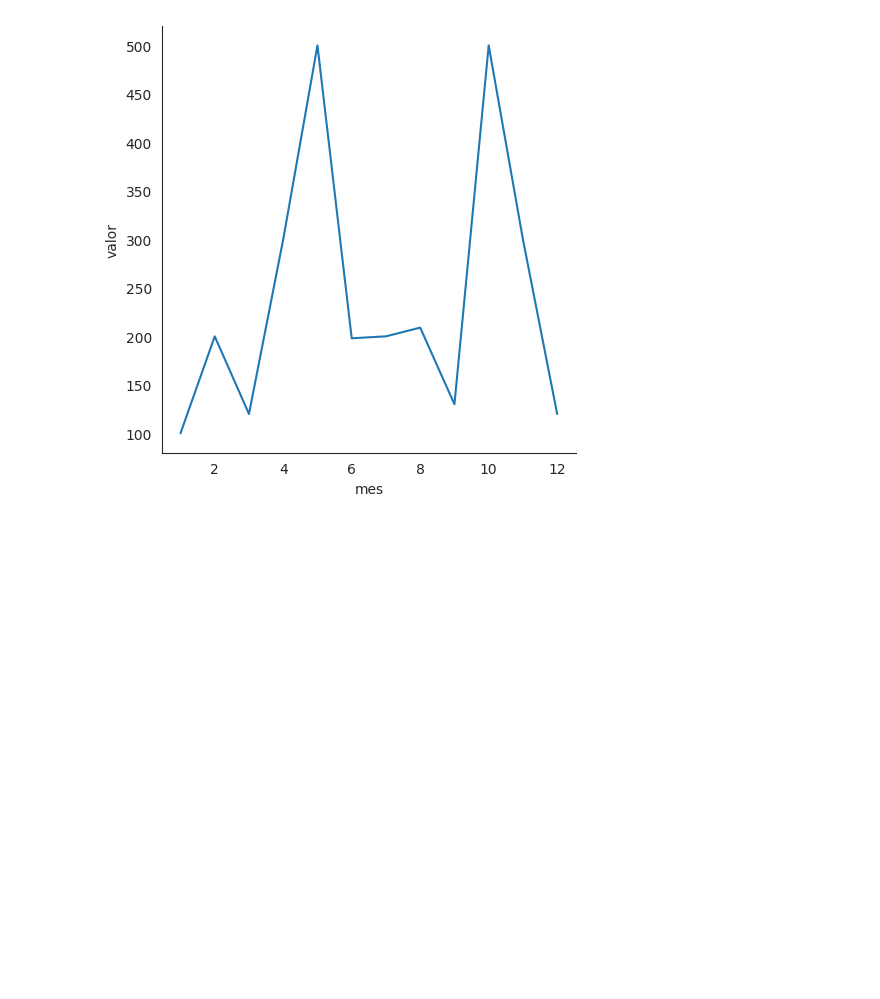
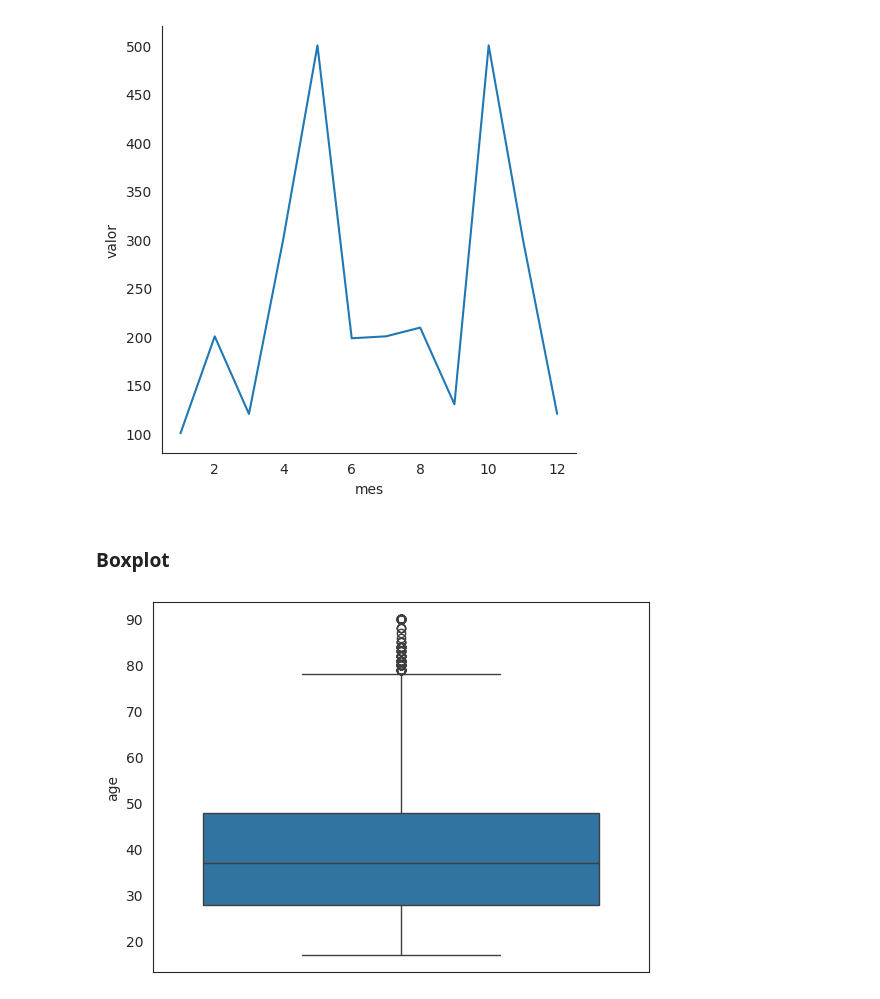
Before and after one commit to HammadN98/Curso_Estatistica, a Jupyter notebook: S10Graficos.ipynb, the cells around one changed output. Saved outputs shown, nothing was run; the diff lists cells and outputs as text; code cells hidden in the pictures; blank space fills up the shorter version.

```diff
--- a/S10Graficos.ipynb
+++ b/S10Graficos.ipynb
@@ -85,3 +85,9 @@ sns.relplot(x='mes', y='valor', kind='line', data=vendas_df)
 # %% [output]
 <seaborn.axisgrid.FacetGrid at 0x...>
 [figure]
+# %% [markdown]
+### Boxplot
+# %%
+sns.boxplot(dados['age']);
+# %% [output]
+[figure, added]
```
Also changed, not shown: parts of 4 cells of this notebook.
